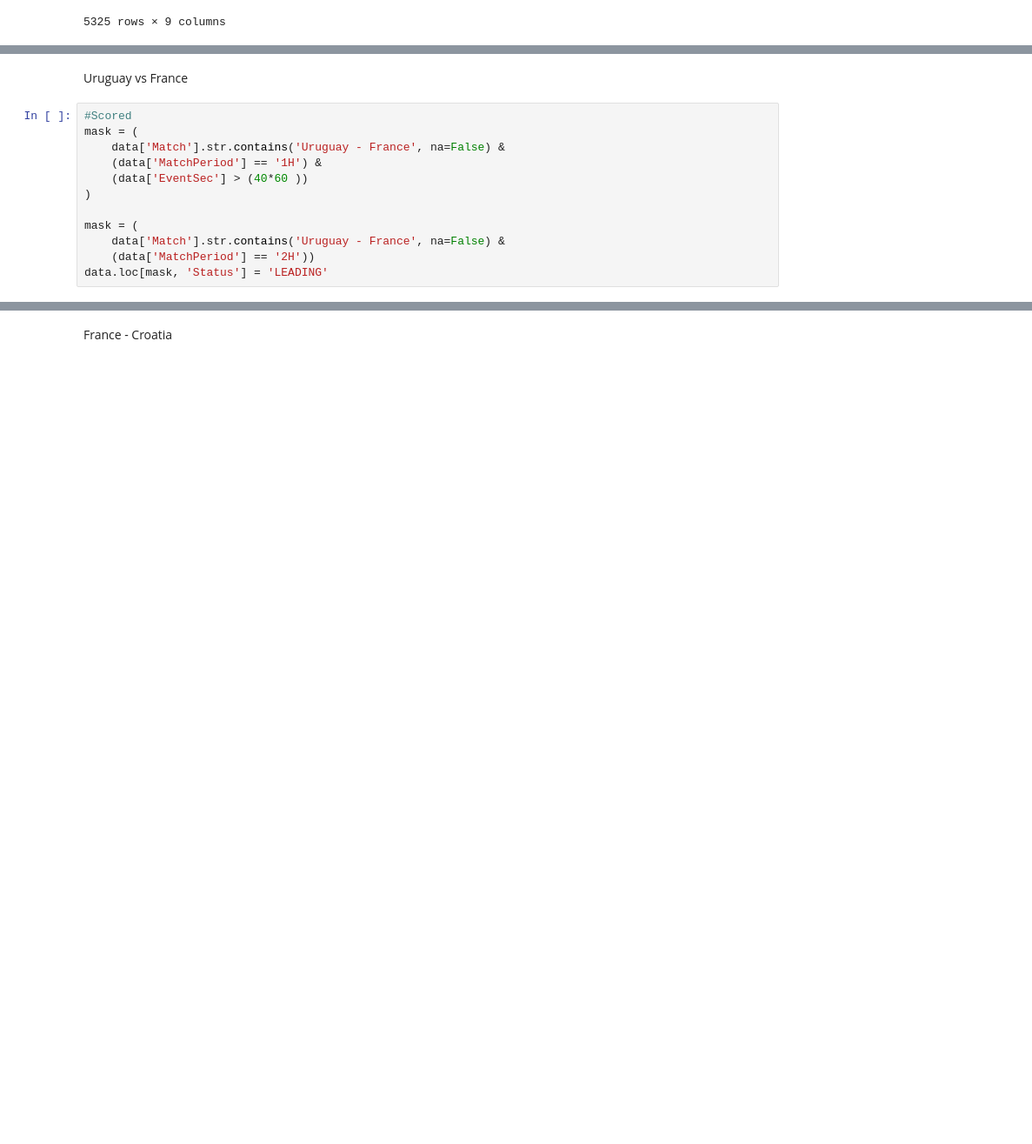
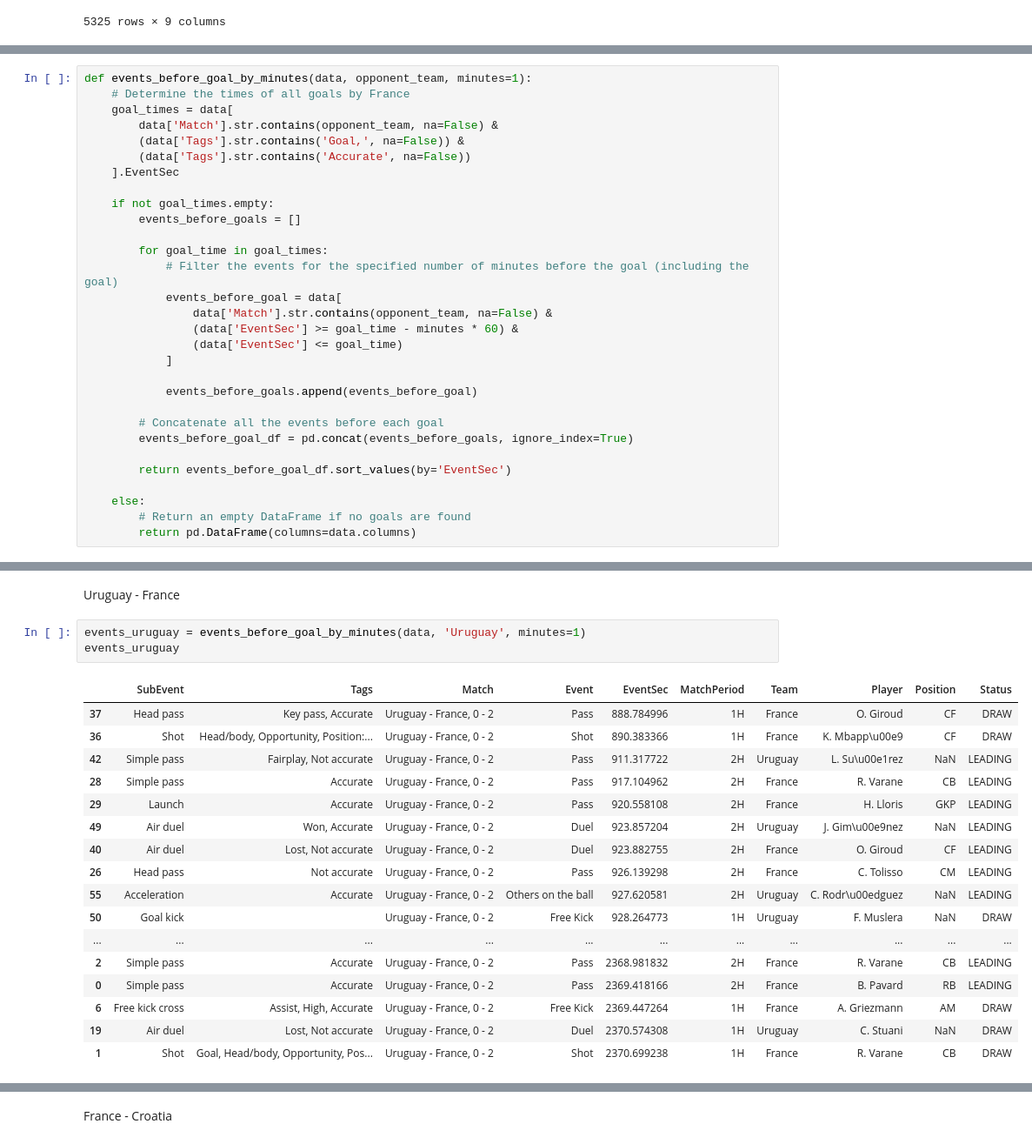
Before and after one commit to MrSachin7/ProcessMiningProject, a Jupyter notebook: Data_preparation/index.ipynb, the cells around one changed output, grey strips where cells are left out. Shown: that part at 87% size. Drawn from its saved outputs; the diff is of its cells as text; blank space fills up the shorter version.

Commit message:
Add function for finding events before goals by given minutes and apply it for collecting events and creating xes files. XES files are not reviewed yet if they are correct.

```diff
--- a/Data_preparation/index.ipynb
+++ b/Data_preparation/index.ipynb
@@ -312,0 +380,30 @@ data.loc[mask, 'Status'] = 'LEADING'
+# %%
+def events_before_goal_by_minutes(data, opponent_team, minutes=1):
+    # Determine the times of all goals by France
+    goal_times = data[
+        data['Match'].str.contains(opponent_team, na=False) &
+        (data['Tags'].str.contains('Goal,', na=False)) &
+        (data['Tags'].str.contains('Accurate', na=False))
+    ].EventSec
+
+    if not goal_times.empty:
+        events_before_goals = []
+
+        for goal_time in goal_times:
+            # Filter the events for the specified number of minutes before the goal (including the goal)
+            events_before_goal = data[
+                data['Match'].str.contains(opponent_team, na=False) &
+                (data['EventSec'] >= goal_time - minutes * 60) &
+                (data['EventSec'] <= goal_time)
+            ]
+
+            events_before_goals.append(events_before_goal)
+
+        # Concatenate all the events before each goal
+        events_before_goal_df = pd.concat(events_before_goals, ignore_index=True)
+
+        return events_before_goal_df.sort_values(by='EventSec')
+
+    else:
+        # Return an empty DataFrame if no goals are found
+        return pd.DataFrame(columns=data.columns)
@@ -356,15 +436,24 @@ data.loc[mask, 'Status'] = 'LEADING'
 # %% [markdown]
-Uruguay vs France
+Uruguay - France
-# %%
-#Scored
-mask = (
-    data['Match'].str.contains('Uruguay - France', na=False) &
-    (data['MatchPeriod'] == '1H') &
-    (data['EventSec'] > (40*60 ))
-)
-
-mask = (
-    data['Match'].str.contains('Uruguay - France', na=False) &
-    (data['MatchPeriod'] == '2H'))
-data.loc[mask, 'Status'] = 'LEADING'
+# %%
+events_uruguay = events_before_goal_by_minutes(data, 'Uruguay', minutes=1)
+events_uruguay
+# %% [output]
+|  | SubEvent | Tags | Match | Event | EventSec | MatchPeriod | Team | Player | Position | Status |
+| 37 | Head pass | Key pass, Accurate | Uruguay - France, 0 - 2 | Pass | 888.784996 | 1H | France | O. Giroud | CF | DRAW |
+| 36 | Shot | Head/body, Opportunity, Position:... | Uruguay - France, 0 - 2 | Shot | 890.383366 | 1H | France | K. Mbapp\u00e9 | CF | DRAW |
+| 42 | Simple pass | Fairplay, Not accurate | Uruguay - France, 0 - 2 | Pass | 911.317722 | 2H | Uruguay | L. Su\u00e1rez | NaN | LEADING |
+| 28 | Simple pass | Accurate | Uruguay - France, 0 - 2 | Pass | 917.104962 | 2H | France | R. Varane | CB | LEADING |
+| 29 | Launch | Accurate | Uruguay - France, 0 - 2 | Pass | 920.558108 | 2H | France | H. Lloris | GKP | LEADING |
+| 49 | Air duel | Won, Accurate | Uruguay - France, 0 - 2 | Duel | 923.857204 | 2H | Uruguay | J. Gim\u00e9nez | NaN | LEADING |
+| 40 | Air duel | Lost, Not accurate | Uruguay - France, 0 - 2 | Duel | 923.882755 | 2H | France | O. Giroud | CF | LEADING |
+| 26 | Head pass | Not accurate | Uruguay - France, 0 - 2 | Pass | 926.139298 | 2H | France | C. Tolisso | CM | LEADING |
+| 55 | Acceleration | Accurate | Uruguay - France, 0 - 2 | Others on the ball | 927.620581 | 2H | Uruguay | C. Rodr\u00edguez | NaN | LEADING |
+| 50 | Goal kick |  | Uruguay - France, 0 - 2 | Free Kick | 928.264773 | 1H | Uruguay | F. Muslera | NaN | DRAW |
+| ... | ... | ... | ... | ... | ... | ... | ... | ... | ... | ... |
+| 2 | Simple pass | Accurate | Uruguay - France, 0 - 2 | Pass | 2368.981832 | 2H | France | R. Varane | CB | LEADING |
+| 0 | Simple pass | Accurate | Uruguay - France, 0 - 2 | Pass | 2369.418166 | 2H | France | B. Pavard | RB | LEADING |
+| 6 | Free kick cross | Assist, High, Accurate | Uruguay - France, 0 - 2 | Free Kick | 2369.447264 | 1H | France | A. Griezmann | AM | DRAW |
+| 19 | Air duel | Lost, Not accurate | Uruguay - France, 0 - 2 | Duel | 2370.574308 | 1H | Uruguay | C. Stuani | NaN | DRAW |
+| 1 | Shot | Goal, Head/body, Opportunity, Pos... | Uruguay - France, 0 - 2 | Shot | 2370.699238 | 1H | France | R. Varane | CB | DRAW |
 # %% [markdown]
```
Also changed, not shown: parts of 33 cells of this notebook, 4 other files.
